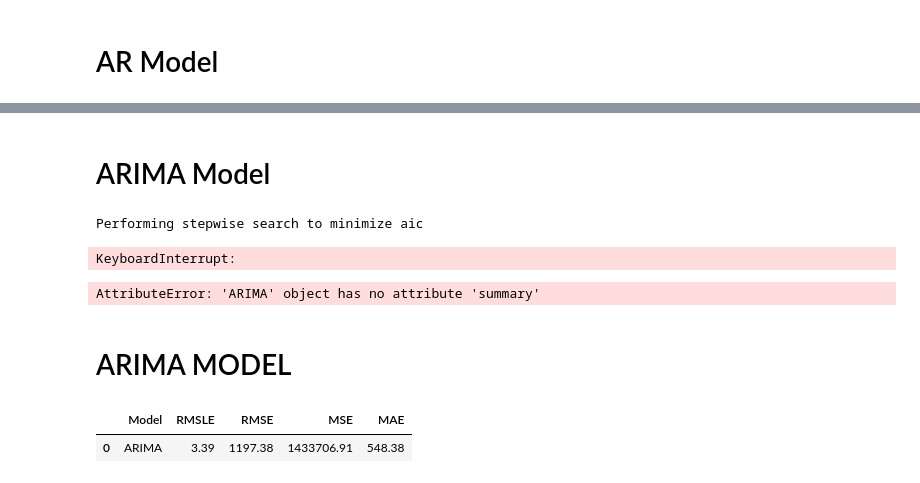
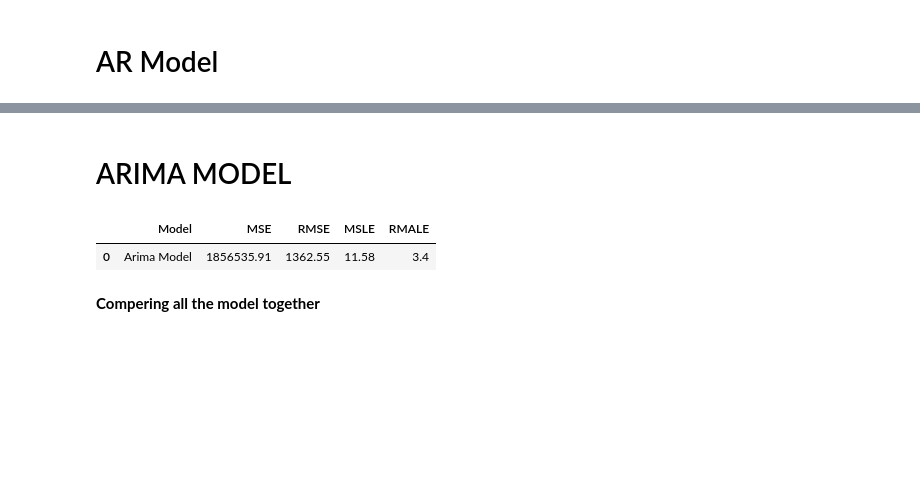
Before and after one commit to obiuzoma/LP3_project, a Jupyter notebook: lp3.ipynb, the cells around one changed output, grey strips where cells are left out. Drawn from its saved outputs; the diff is of its cells as text; code cells hidden in the pictures; blank space fills up the shorter version.

```diff
--- a/lp3.ipynb
+++ b/lp3.ipynb
@@ -1071 +1095,4 @@ series is stationary
+# %%
+#  droping the date column because we have extracted all the needed information from the column
+train_data.drop(['date'], axis=1, inplace=True)
 # %%
@@ -1099,24 +1167,24 @@ merged_data_copy.head()
 
 
 # Define the categorical columns to encode
-categorical_columns = ["family", "city",'type']
+categorical_columns = ["family"]
 
 # Perform one-hot encoding
 encoder = OneHotEncoder()
-one_hot_encoded_data = encoder.fit_transform(merged_data_copy[categorical_columns])
+one_hot_encoded_data = encoder.fit_transform(train_data[categorical_columns])
 
 # Create column names for the one-hot encoded data
 column_names = encoder.get_feature_names_out(categorical_columns)
 
 # Convert the one-hot encoded data to a DataFrame
-merged_df_encoded = pd.DataFrame(one_hot_encoded_data.toarray(), columns=column_names)
+train_data_encoded = pd.DataFrame(one_hot_encoded_data.toarray(), columns=column_names)
 
 # Concatenate the original dataframe with the one-hot encoded data
-merged_df_encoded = pd.concat([merged_data_copy, merged_df_encoded], axis=1)
+train_data_encoded = pd.concat([train_data, train_data_encoded], axis=1)
 
 # Drop the original categorical columns
-merged_df_encoded.drop(categorical_columns, axis=1, inplace=True)
+train_data_encoded.drop(categorical_columns, axis=1, inplace=True)
 
 # Print the head of the encoded DataFrame
-merged_df_encoded.head()
+train_data_encoded.head()
 # %% [output]
@@ -1132,8 +1200,8 @@ merged_df_encoded.head()
 # %% [markdown]
 <b> seperating the train data and eval data
 # %%
-train_set=merged_df_encoded.loc[merged_df_encoded['year'].isin([2013,2014,2015,2016])]
-eval_set=merged_df_encoded.loc[merged_df_encoded['year'] == 2017]
+train_set=train_data_encoded.loc[train_data_encoded['year'].isin([2013,2014,2015,2016])]
+eval_set=train_data_encoded.loc[train_data_encoded['year'] == 2017]
 # %%
 train_set.shape
 # %% [output]
@@ -1354,11 +1398,0 @@ Successfully installed Cython-3.0.8 pmdarima-2.0.4
-# %% [markdown]
-# ARIMA Model
-# %%
-arima_model = auto_arima(y_train, trace =True, suppress_warning=True)
-# %% [output]
-Performing stepwise search to minimize aic
-KeyboardInterrupt:
-# %%
-arima_model.summary()
-# %% [output]
-AttributeError: 'ARIMA' object has no attribute 'summary'
@@ -1370,42 +1401,34 @@ model_df = pd.DataFrame(columns=['Model', 'RMSLE', 'RMSE', 'MSE', 'MAE'])
 # %%
 # ARIMA Model
 # d and q are equal to zero as data is already stationary
 p = 1
 d = 0
 q = 0
 
 # Create an instance of the ARIMA model
 arima_model = ARIMA(y_train, order=(p, d, q))
 
 # Fit the model to the training data
 arima_model_fit = arima_model.fit()
 
 # Make predictions on the evaluation data
-arima_predictions = arima_model_fit.predict(start=len(y_train), end=len(y_train) + len(X_eval) - 1)
+arima_pred = arima_model_fit.predict(start=len(y_train), end=len(y_train) + len(X_eval) - 1)
 
-# Calculate evaluation metrics
-arima_mse = mean_squared_error(y_eval, arima_predictions)
-arima_rmse = np.sqrt(arima_mse)
+arima_mse= mean_squared_error(y_eval,arima_pred)
+arima_rmse=np.sqrt(mean_squared_error(y_eval,arima_pred))
+arima_msle = mean_squared_log_error(y_eval, arima_pred)
+arima_rmsle = np.sqrt(mean_squared_log_error(y_eval,arima_pred))
+arima_result = pd.DataFrame({'Model': ['Arima Model'],
+                            'MSE': [arima_mse],
+                            'RMSE': [arima_rmse],
+                            'MSLE': [arima_msle],
+                            'RMALE': [arima_rmsle]}).round(2)
 
-# Apply the absolute value function to y_eval to remove negative signs
-y_eval_abs = abs(y_eval)
-arima_predictions_abs = abs(arima_predictions)
-
-# Calculate the Mean Absolute Error (MAE)
-arima_mae = mean_absolute_error(y_eval, arima_predictions)
-
-# Calculate the Root Mean Squared Logarithmic Error (RMSLE)
-arima_rmsle = np.sqrt(mean_squared_log_error(y_eval_abs, arima_predictions_abs))
-
-# Create a DataFrame to store results for ARIMA
-results_arima = pd.DataFrame({'Model': ['ARIMA'],
-                            'RMSLE': [arima_rmsle],
-                            'RMSE': [np.sqrt(arima_mse)],
-                            'MSE': [arima_mse],
-                            'MAE': [arima_mae]}).round(2)
 
 # Print the results_arima dataframe
-results_arima
+arima_result
 # %% [output]
-|  | Model | RMSLE | RMSE | MSE | MAE |
-| 0 | ARIMA | 3.39 | 1197.38 | 1433706.91 | 548.38 |
+|  | Model | MSE | RMSE | MSLE | RMALE |
+| 0 | Arima Model | 1856535.91 | 1362.55 | 11.58 | 3.4 |
+# %% [markdown]
+<b> Compering all the model together
```
Also changed, not shown: parts of 49 cells of this notebook.
